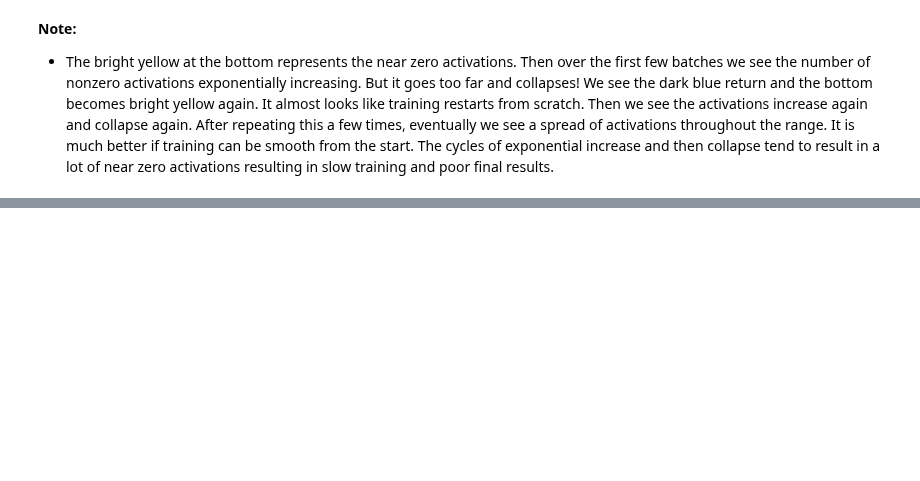
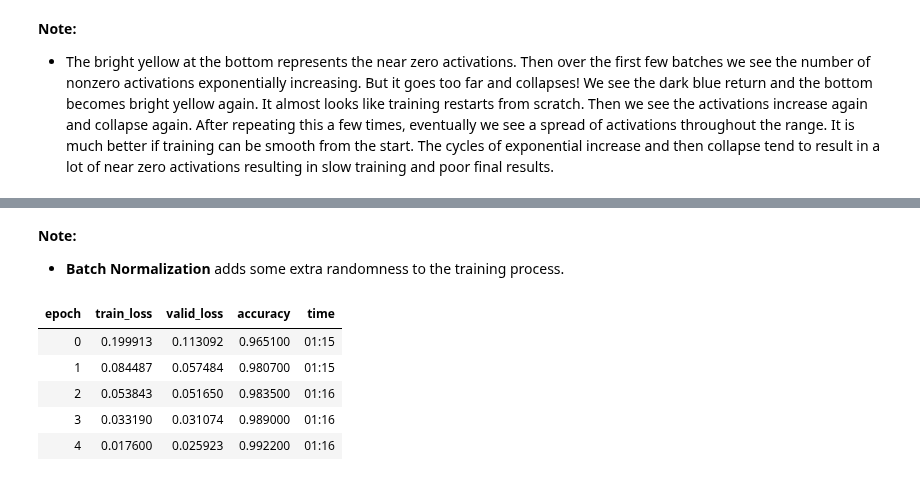
Before and after one commit to ThinamXx/Fastai, a Jupyter notebook: 12. Convolutional Neural Networks/CNN.ipynb, the cells around one changed output, grey strips where cells are left out. Drawn from its saved outputs; the diff is of its cells as text; code cells hidden in the pictures; blank space fills up the shorter version.

```diff
--- a/12. Convolutional Neural Networks/CNN.ipynb
+++ b/12. Convolutional Neural Networks/CNN.ipynb
@@ -373,0 +392,13 @@ learn.activation_stats.color_dim(-2)
+# %% [markdown]
+**Note:**
+- **Batch Normalization** adds some extra randomness to the training process.
+# %%
+#@ TRAINING THE MODEL:
+learn = fit(5, lr=0.1)
+# %% [output]
+| epoch | train_loss | valid_loss | accuracy | time |
+| 0 | 0.199913 | 0.113092 | 0.965100 | 01:15 |
+| 1 | 0.084487 | 0.057484 | 0.980700 | 01:15 |
+| 2 | 0.053843 | 0.051650 | 0.983500 | 01:16 |
+| 3 | 0.033190 | 0.031074 | 0.989000 | 01:16 |
+| 4 | 0.017600 | 0.025923 | 0.992200 | 01:16 |
```
Also changed, not shown: parts of 16 cells of this notebook.
